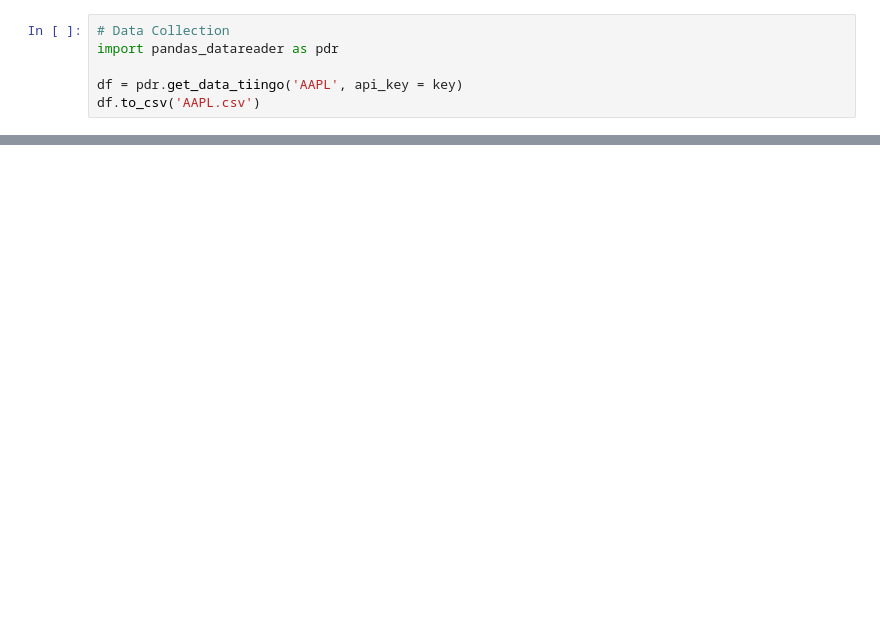
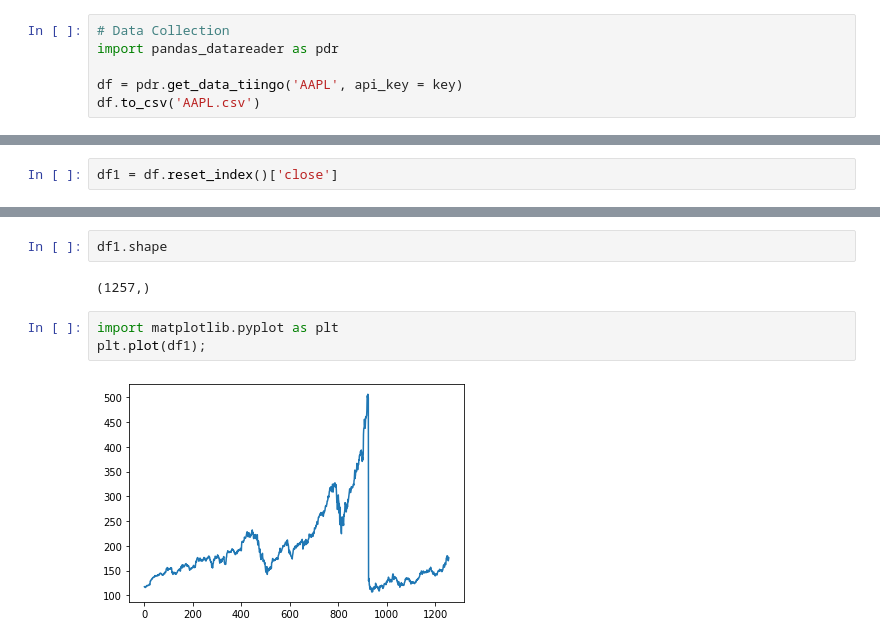
Before and after one commit to Kgs-Mathaba/Apple-Stock-Price-Prediction-And-Forecasting-Using-LSTM-Neural-Network, a Jupyter notebook: Apple_Stock_Price_Prediction_And_Forecasting_Using_LSTM_Neural_Network.ipynb, the cells around one changed output, grey strips where cells are left out. Cells and saved outputs as stored; diff of their text form; blank space fills up the shorter version.

```diff
--- a/Apple_Stock_Price_Prediction_And_Forecasting_Using_LSTM_Neural_Network.ipynb
+++ b/Apple_Stock_Price_Prediction_And_Forecasting_Using_LSTM_Neural_Network.ipynb
@@ -24,0 +41,2 @@ df.head(10)
+# %%
+df1 = df.reset_index()['close']
@@ -24,0 +63,9 @@ df.head(10)
+# %%
+df1.shape
+# %% [output]
+(1257,)
+# %%
+import matplotlib.pyplot as plt
+plt.plot(df1);
+# %% [output]
+[figure, added]
```
Also changed, not shown: parts of 31 cells of this notebook.
